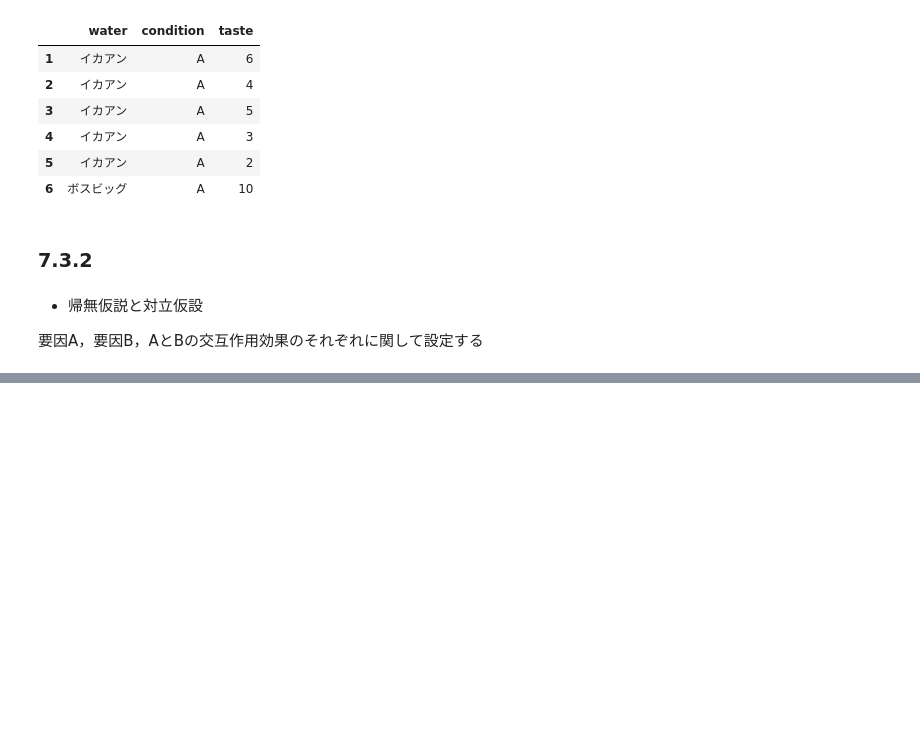
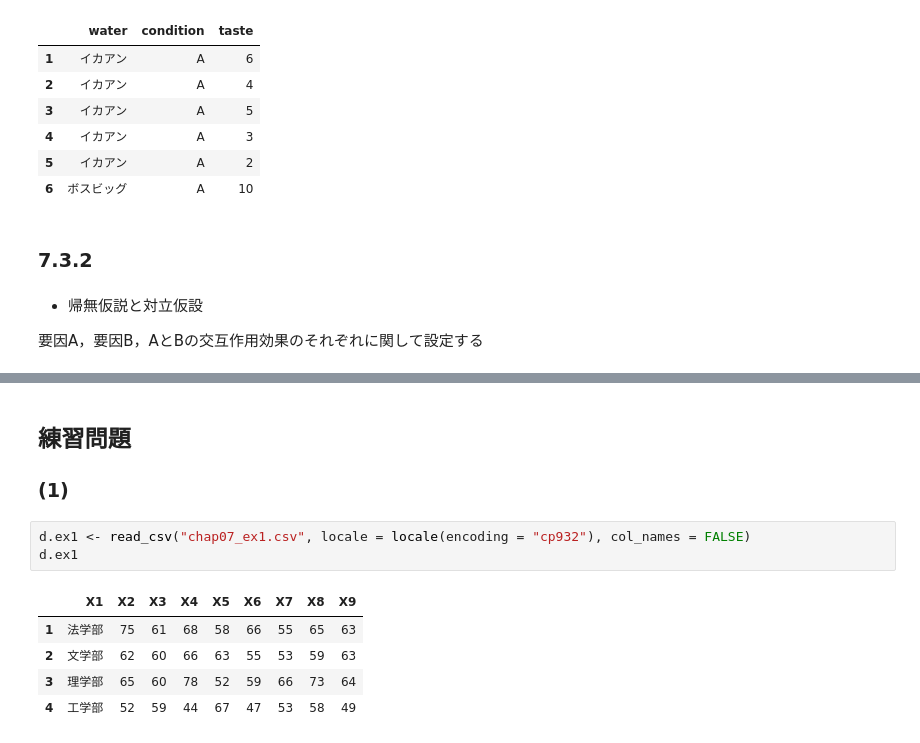
Before and after one commit to whatalnk/r-easy-stat, a Jupyter notebook: Chap07.ipynb, the cells around one changed output, grey strips where cells are left out. Drawn from its saved outputs; the diff is of its cells as text; blank space fills up the shorter version.

```diff
--- a/Chap07.ipynb
+++ b/Chap07.ipynb
@@ -629,0 +845,12 @@ Signif. codes:  0 '***' 0.001 '**' 0.01 '*' 0.05 '.' 0.1 ' ' 1
+# %% [markdown]
+## 練習問題
+### (1)
+# %%
+d.ex1 <- read_csv("chap07_ex1.csv", locale = locale(encoding = "cp932"), col_names = FALSE)
+d.ex1
+# %% [output]
+|  | X1 | X2 | X3 | X4 | X5 | X6 | X7 | X8 | X9 |
+| 1 | 法学部 | 75 | 61 | 68 | 58 | 66 | 55 | 65 | 63 |
+| 2 | 文学部 | 62 | 60 | 66 | 63 | 55 | 53 | 59 | 63 |
+| 3 | 理学部 | 65 | 60 | 78 | 52 | 59 | 66 | 73 | 64 |
+| 4 | 工学部 | 52 | 59 | 44 | 67 | 47 | 53 | 58 | 49 |
```
Also changed, not shown: parts of 44 cells of this notebook, 2 other files.
